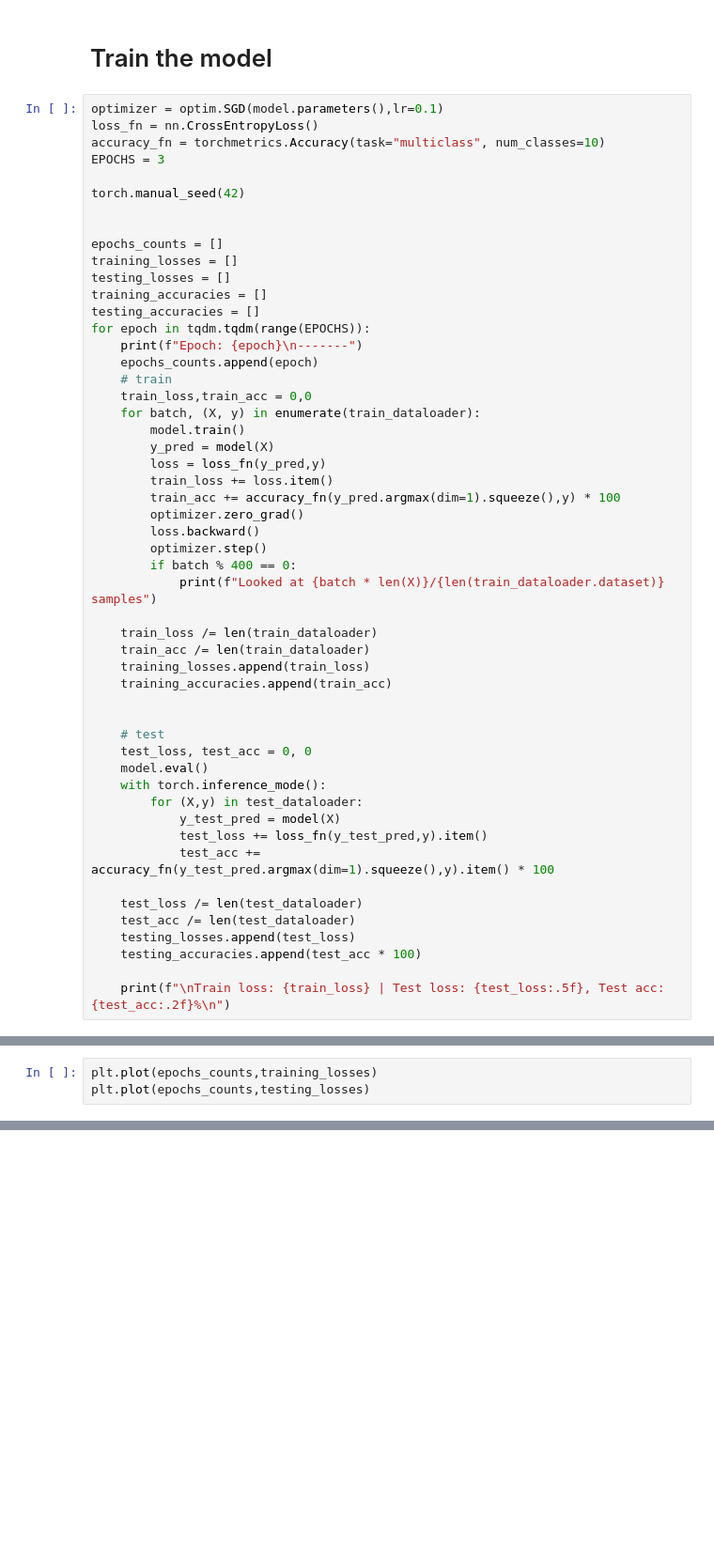
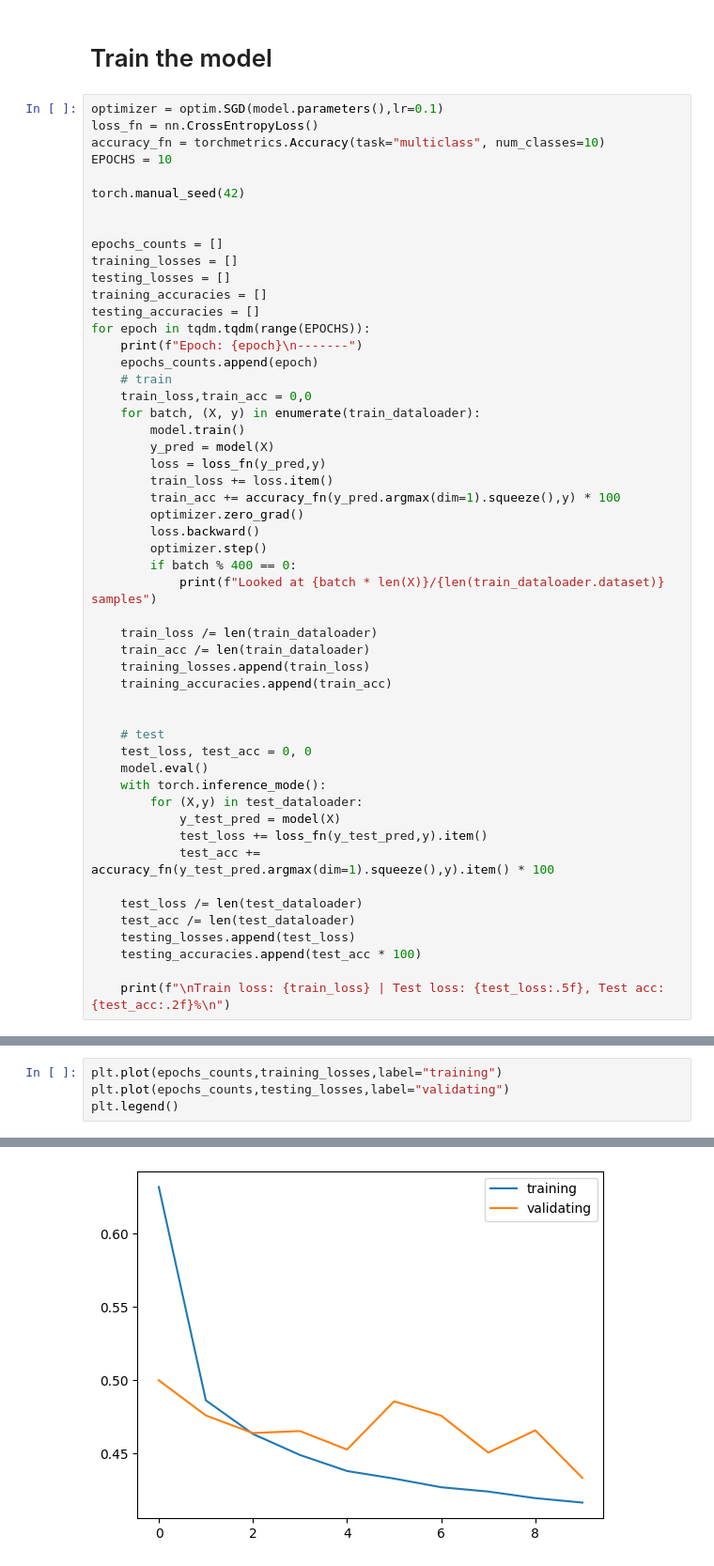
Before and after one commit to PeterKahenya/deep, a Jupyter notebook: vision_simple.ipynb, the cells around one changed output, grey strips where cells are left out. Shown at 94% size. Saved outputs shown, nothing was run; the diff lists cells and outputs as text; blank space fills up the shorter version.

```diff
--- a/vision_simple.ipynb
+++ b/vision_simple.ipynb
@@ -87,7 +87,7 @@ tensor([[ 6.1119e-01,  3.3034e-01,  4.2629e-01,  5.6226e-01, -3.9210e-01,
 optimizer = optim.SGD(model.parameters(),lr=0.1)
 loss_fn = nn.CrossEntropyLoss()
 accuracy_fn = torchmetrics.Accuracy(task="multiclass", num_classes=10)
-EPOCHS = 3
+EPOCHS = 10
 
 torch.manual_seed(42)
 
@@ -159,3 +208,5 @@ Train loss: 0.4167349765867567 | Test loss: 0.43916, Test acc: 85.20%
 # %%
-plt.plot(epochs_counts,training_losses)
-plt.plot(epochs_counts,testing_losses)
+plt.plot(epochs_counts,training_losses,label="training")
+plt.plot(epochs_counts,testing_losses,label="validating")
+plt.legend()
+# %% [output]
@@ -161,0 +214 @@ plt.plot(epochs_counts,testing_losses)
+[figure, added]
```
Also changed, not shown: parts of 3 cells of this notebook, 2 other files.
